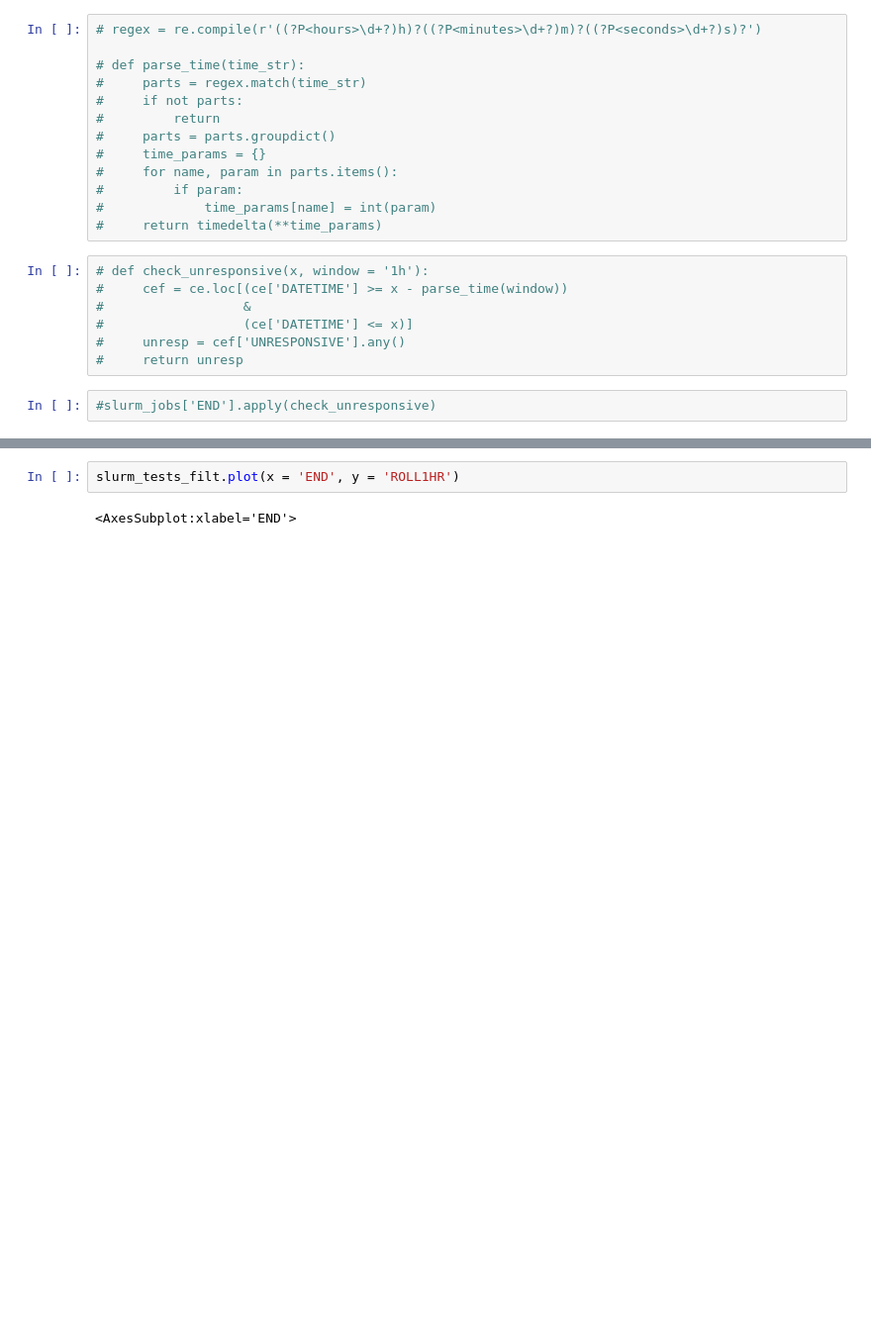
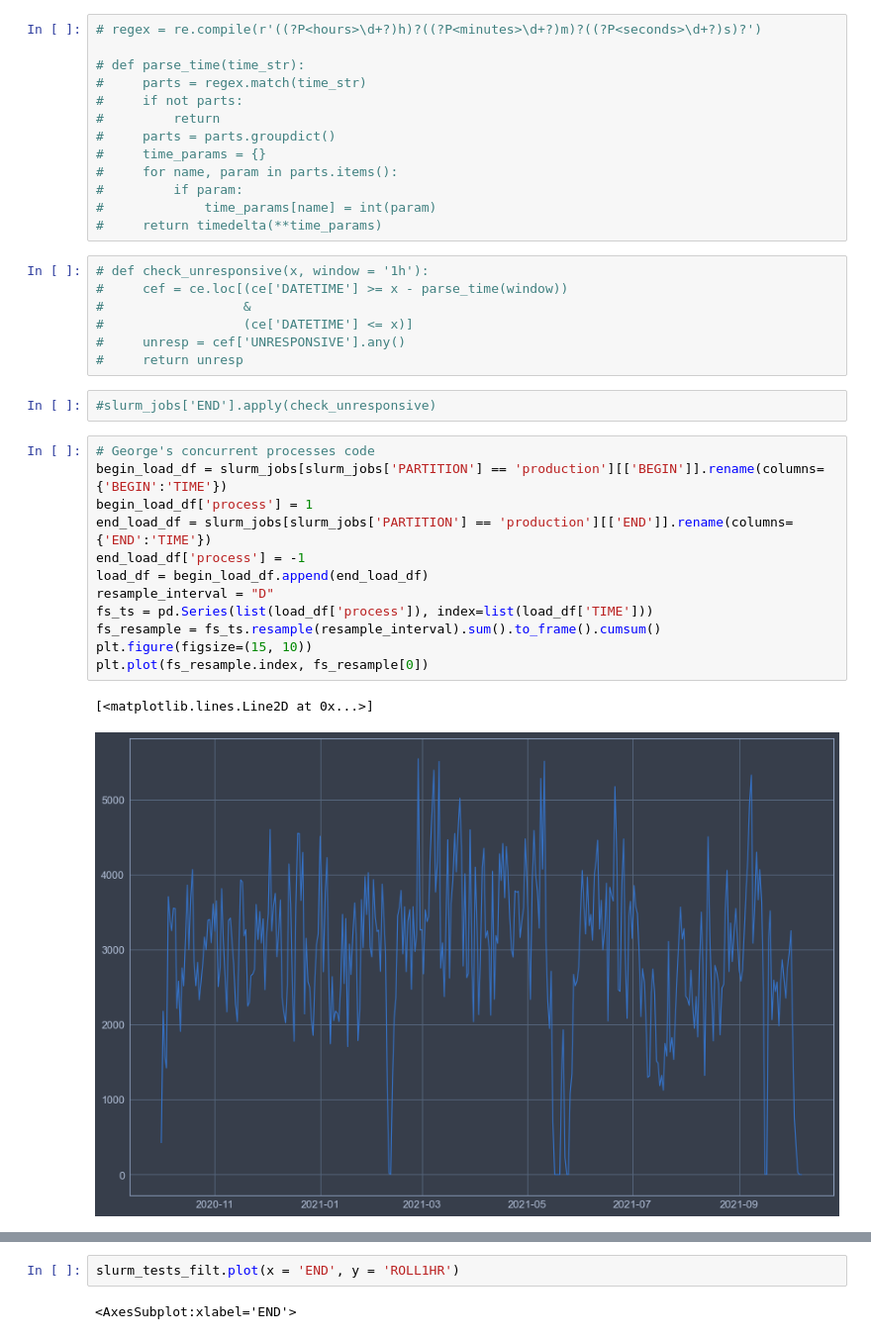
Before and after one commit to jrioross/accre-data-nerds, a Jupyter notebook: notebooks/jrr_03_model_refined.ipynb, the cells around one changed output, grey strips where cells are left out. Shown at 99% size. Saved outputs shown, nothing was run; the diff lists cells and outputs as text; blank space fills up the shorter version.

```diff
--- a/notebooks/jrr_03_model_refined.ipynb
+++ b/notebooks/jrr_03_model_refined.ipynb
@@ -251,3 +281,18 @@ plt.xlabel("Jobs Ended Per Hour");
 #     return unresp
 # %%
 #slurm_jobs['END'].apply(check_unresponsive)
+# %%
+# George's concurrent processes code
+begin_load_df = slurm_jobs[slurm_jobs['PARTITION'] == 'production'][['BEGIN']].rename(columns={'BEGIN':'TIME'})
+begin_load_df['process'] = 1
+end_load_df = slurm_jobs[slurm_jobs['PARTITION'] == 'production'][['END']].rename(columns={'END':'TIME'})
+end_load_df['process'] = -1
+load_df = begin_load_df.append(end_load_df)
+resample_interval = "D"
+fs_ts = pd.Series(list(load_df['process']), index=list(load_df['TIME']))
+fs_resample = fs_ts.resample(resample_interval).sum().to_frame().cumsum()
+plt.figure(figsize=(15, 10))
+plt.plot(fs_resample.index, fs_resample[0])
+# %% [output]
+[<matplotlib.lines.Line2D at 0x...>]
+[figure, added]
```
Also changed, not shown: parts of 23 cells of this notebook.
